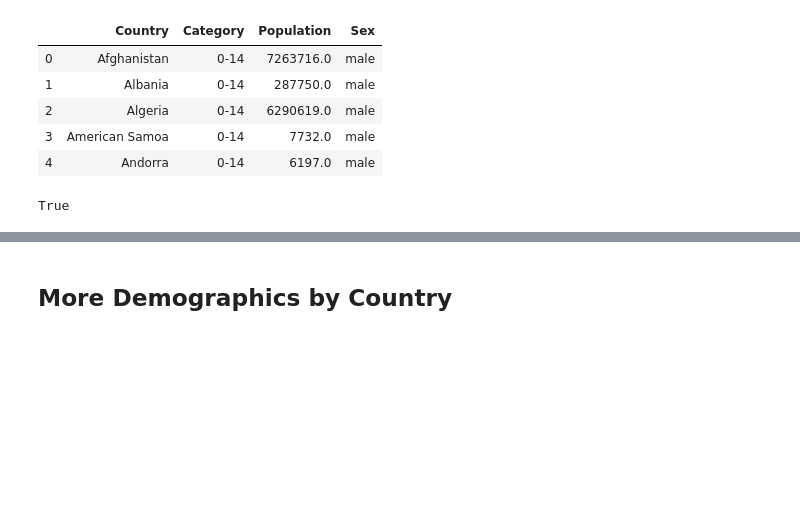
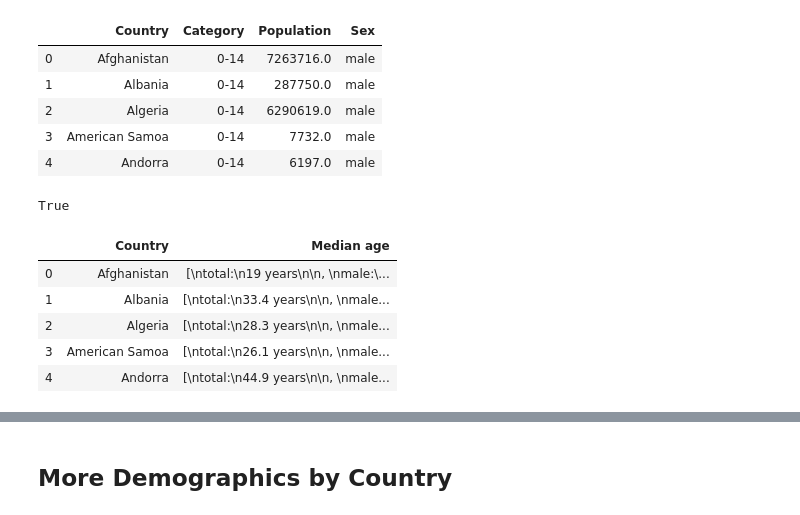
Before and after one commit to yassine-mhedhbi/EDA-Everyday, a Jupyter notebook: Scrape and Clean CIA Factbook 2018.ipynb, the cells around one changed output, grey strips where cells are left out. Saved outputs shown, nothing was run; the diff lists cells and outputs as text; code cells hidden in the pictures; blank space fills up the shorter version.

```diff
--- a/Scrape and Clean CIA Factbook 2018.ipynb
+++ b/Scrape and Clean CIA Factbook 2018.ipynb
@@ -139,3 +139,14 @@ Frame.head()
 len(df) == len(Frame)/5/2 # 5 age cateories and 2 sex cat
 # %% [output]
 True
+# %%
+## median age:
+median_df = df.copy()[['Country', 'Median age']]
+median_df.head()
+# %% [output]
+|  | Country | Median age |
+| 0 | Afghanistan | [\ntotal:\n19 years\n\n, \nmale:\... |
+| 1 | Albania | [\ntotal:\n33.4 years\n\n, \nmale... |
+| 2 | Algeria | [\ntotal:\n28.3 years\n\n, \nmale... |
+| 3 | American Samoa | [\ntotal:\n26.1 years\n\n, \nmale... |
+| 4 | Andorra | [\ntotal:\n44.9 years\n\n, \nmale... |
```
Also changed, not shown: parts of 7 cells of this notebook, 1 other file.
